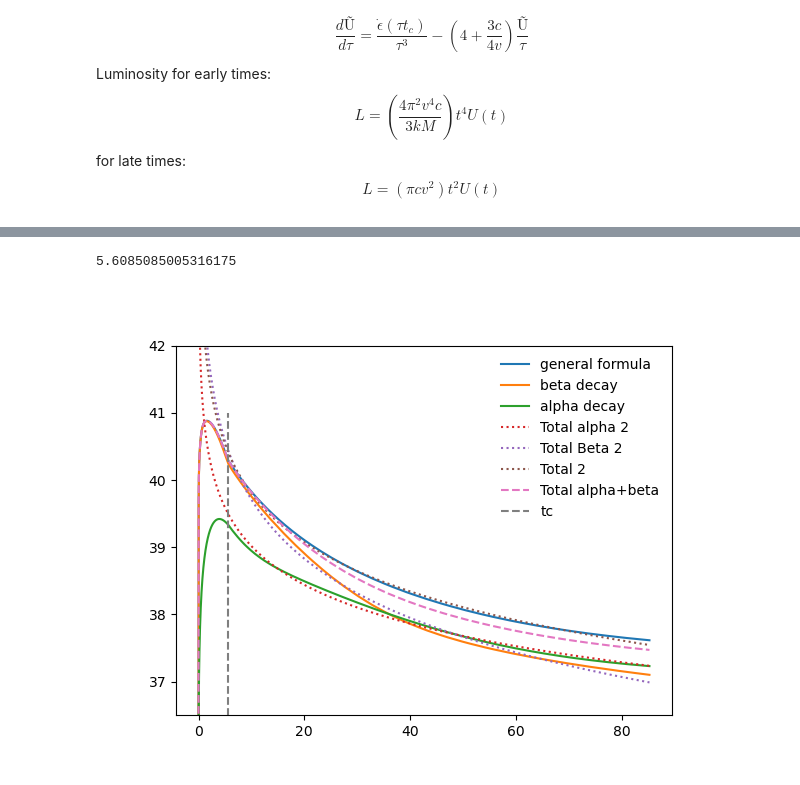
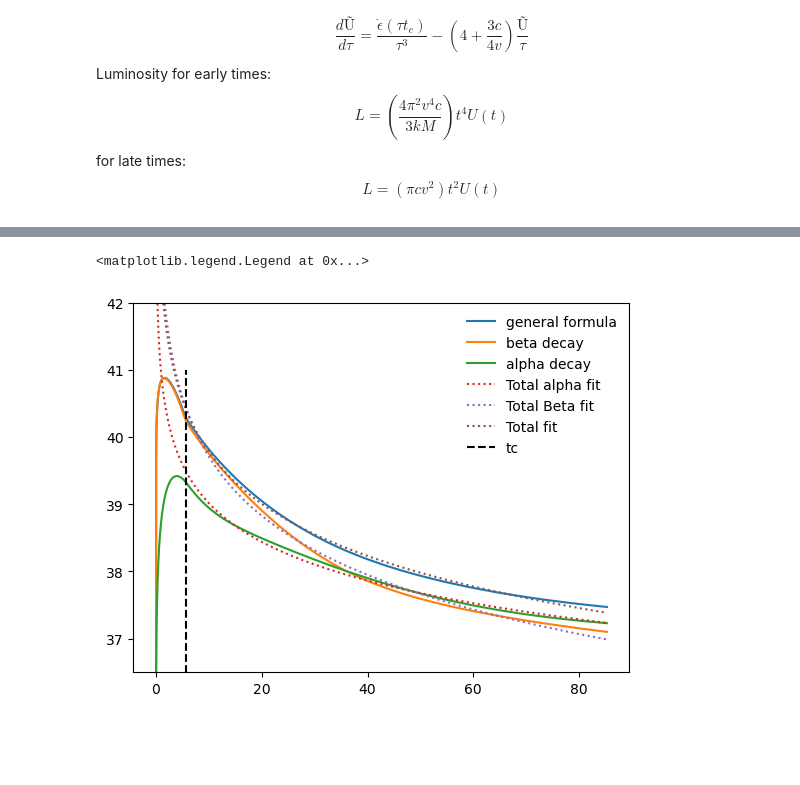
Before and after one commit to DiegoHp45/Kilonova, a Jupyter notebook: article_1.ipynb, the cells around one changed output, grey strips where cells are left out. Drawn from its saved outputs; the diff is of its cells as text; code cells hidden in the pictures; blank space fills up the shorter version.

```diff
--- a/article_1.ipynb
+++ b/article_1.ipynb
@@ -175,7 +176,7 @@ for i in tqdm(range(len(Decay_modes))):
             p=float(w[2])/100
             lamb=np.log(2)/convertir_a_segundos(Half_life[i],Half_life_unit[i])
             d=p*(c**2)*Q_beta[i]*lamb/((Z[i]+N[i])*931494.103+Mass_exces[i])
-            if d!=0:
+            if d!=0 and Q_beta[i]>0:
                 e=d*Xi_t(N[i],Z[i])*np.exp(-lamb*t)
                 E_beta_aporte.append(e)
                 Name_beta.append(Name[i])
@@ -357,13 +358,13 @@ def Generar_grafica_epsion_nuchart(tiempo_abundnacia,unit,Decaimiento,x_start,x_
     subset=log_heatmap_matrix[y_start:y_end+1,x_start:x_end+1]
 
 
-    return log_heatmap_matrix,subset,tiempo_abundnacia,unit,x_start,x_end,y_start,y_end
+    return log_heatmap_matrix,subset,tiempo_abundnacia,unit,x_start,x_end,y_start,y_end,heatmap_matrix
 #log_heatmap_matrix , subset, tiempo_abundancia, unidad,x_start,x_end,y_start,y_end = Generar_grafica_epsion_nuchart(1,'Days','Alpha',0,max_neutronsA,0,max_protonsA)#,125,160,80,105)
 
 fig2a, axsa = plt.subplots(1,4, figsize=(16,4))
 t_matrix=[(1,'Hours'),(16,'Hours'),(15,'Days'),(100,'Days')]
 for i, ax in enumerate(axsa.flat):
-    log_heatmap_matrix ,subset, tiempo_abundancia, unidad,x_start,x_end,y_start,y_end = Generar_grafica_epsion_nuchart(t_matrix[i][0],t_matrix[i][1],'Alpha',125,160,80,105)
+    log_heatmap_matrix ,subset, tiempo_abundancia, unidad,x_start,x_end,y_start,y_end,heat_matri1 = Generar_grafica_epsion_nuchart(t_matrix[i][0],t_matrix[i][1],'Alpha',125,160,80,105)
     cax = ax.imshow(log_heatmap_matrix, origin='lower', cmap='plasma', aspect='auto',vmin=-30,vmax=np.log10(5.5**10),extent=[-0.5, max_neutronsA+0.5,0-0.5, max_protonsA+0.5])#
     axins=ax.inset_axes([0.55, 0.1, 0.4, 0.4],xlim=(125,160),ylim=(80,105))
     axins.imshow(subset, origin='lower', cmap='plasma', aspect='auto',vmin=-30,vmax=np.log10(5.5**10),extent=[x_start-0.5, x_end+0.5,y_start-0.5, y_end+0.5])
@@ -387,10 +388,12 @@ for i, ax in enumerate(axsa.flat):
 fig2b, axsb = plt.subplots(1,4, figsize=(16,4))
 t_matrix=[(1,'Hours'),(1,'Days'),(15,'Days'),(100,'Days')]
 for i, ax in enumerate(axsb.flat):
-    log_heatmap_matrix ,subset, tiempo_abundancia, unidad,x_start,x_end,y_start,y_end = Generar_grafica_epsion_nuchart(t_matrix[i][0],t_matrix[i][1],'Beta',0,max_neutronsB,0,max_protonsB)
+    log_heatmap_matrix ,subset, tiempo_abundancia, unidad,x_start,x_end,y_start,y_end,heat_matri  = Generar_grafica_epsion_nuchart(t_matrix[i][0],t_matrix[i][1],'',0,max_neutronsB,0,max_protonsB)
     cax = ax.imshow(subset, origin='lower', cmap='plasma', aspect='auto',vmin=-30,vmax=np.log10(5.5**10),extent=[x_start-0.5, x_end+0.5,y_start-0.5, y_end+0.5])#
     #ax.set_xlabel("Number of Neutrons")
     #ax.set_ylabel("Number of Protons")
+
+
     if unidad=='Days':
         if t_matrix[i][0]==1:
             ax.set_title(f'Time={tiempo_abundancia} Day')
@@ -458,6 +461,6 @@ ax3.legend()
 # %%
 '''Find relevant nuclei'''
-H=np.searchsorted(t/(60*60*24),[1,100])
+H=np.searchsorted(t/(60*60*24),[5,100])
 #print(H)
 #H=[0,-1]
 E_alpha_aporte_norm=E_alpha_aporte/E_alpha
@@ -639,3 +630,11 @@ print(T_1[1]/(T_2[1]+T_3[1]),T_1[1]-T_2[1]-T_3[1])
+# %%
+'''Luminosity for alpha and beta'''
+
+p_Beta=generar_graficas(0.05,0.02,0.15,10**10,0.001,16,100000,E_beta_efectivo)
+U_b,L_b,T_b,tedias_b=p_Beta[0],p_Beta[1],p_Beta[2],p_Beta[3]
+
+p_Alpha=generar_graficas(0.05,0.02,0.15,10**10,0.001,16,100000,E_alpha_efectivo)
+U_a,L_a,T_a,tedias_a=p_Alpha[0],p_Alpha[1],p_Alpha[2],p_Alpha[3]
 # %%
 '''Luminosity for species of nuclei'''
 def Luminocidad_mas_importantes(top:int,decay):
@@ -758,24 +801,24 @@ Text(0.5, 0, 'Time [Days]')
 # %%
 
 fig7 , ax7= plt.subplots(1,1,)
 barra=np.linspace(36,41,100)
 k=0.02
 M=0.05*(1.989*10**30)
 b=0.15
 
 ubi=np.zeros(len(barra))+tc/(60*60*24)
-ax7.plot(tedias_1,np.log10(L_1),label="general formula")
-ax7.plot(tedias_2,np.log10(L_2),label="beta decay")
-ax7.plot(tedias_3,np.log10(L_3),label="alpha decay")
-ax7.plot(tedias_1,lineal(np.log10(tedias_1), *popt),label='Total alpha 2',linestyle=':')
-ax7.plot(tedias_2,lineal(np.log10(tedias_2), *popt1),label='Total Beta 2',linestyle=':')
-ax7.plot(tedias_1,lineal(np.log10(tedias_1), *popt2),label='Total 2',linestyle=':')
-ax7.plot(tedias_1,np.log10(L_2+L_3),label='Total alpha+beta',linestyle='--')
+ax7.plot(tedias_b,np.log10(L_a+L_b),label="general formula")
+ax7.plot(tedias_b,np.log10(L_b),label="beta decay")
+ax7.plot(tedias_a,np.log10(L_a),label="alpha decay")
+ax7.plot(tedias_b,lineal(np.log10(tedias_b), *popt),label='Total alpha fit',linestyle=':')
+ax7.plot(tedias_b,lineal(np.log10(tedias_b), *popt1),label='Total Beta fit',linestyle=':')
+ax7.plot(tedias_b,lineal(np.log10(tedias_b), *popt2),label='Total fit',linestyle=':')
 
-ax7.plot(ubi,barra,linestyle='--',label='tc')
+ax7.plot(ubi,barra,linestyle='--',label='tc',color='black')
 ax7.set_ylim(bottom=36.5,top=42)
+#ax7.set_xscale('log')
+#ax7.set_xlim(left=1)
 ax7.legend(frameon=False)
-print(tc/(60*60*24))
 # %% [output]
-5.6085085005316175
+<matplotlib.legend.Legend at 0x...>
-[figure, old version]
+[figure, new version]
```
Also changed, not shown: parts of 15 cells of this notebook.
